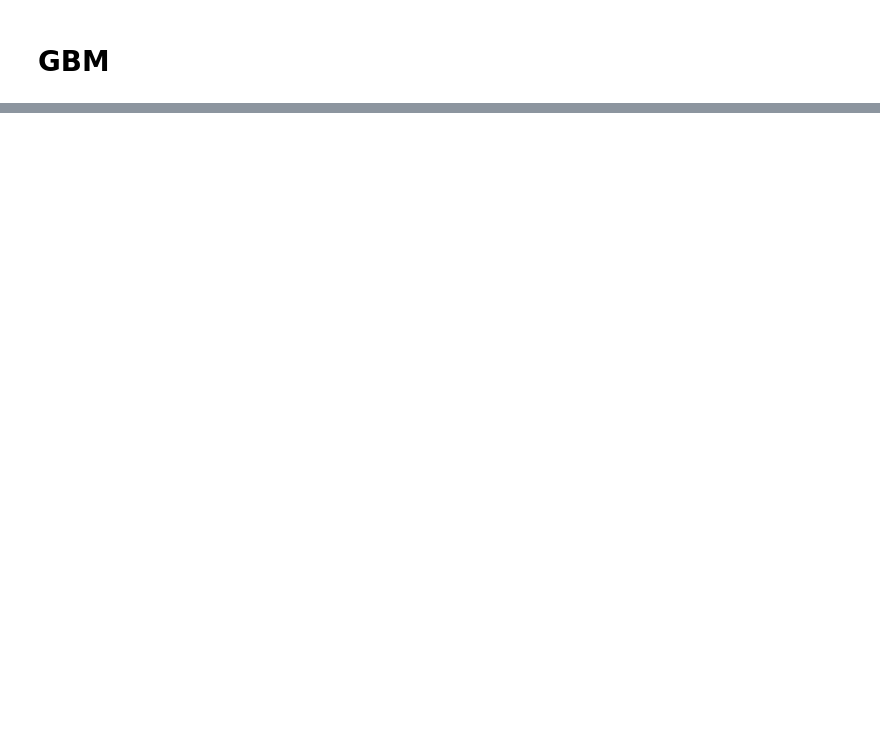
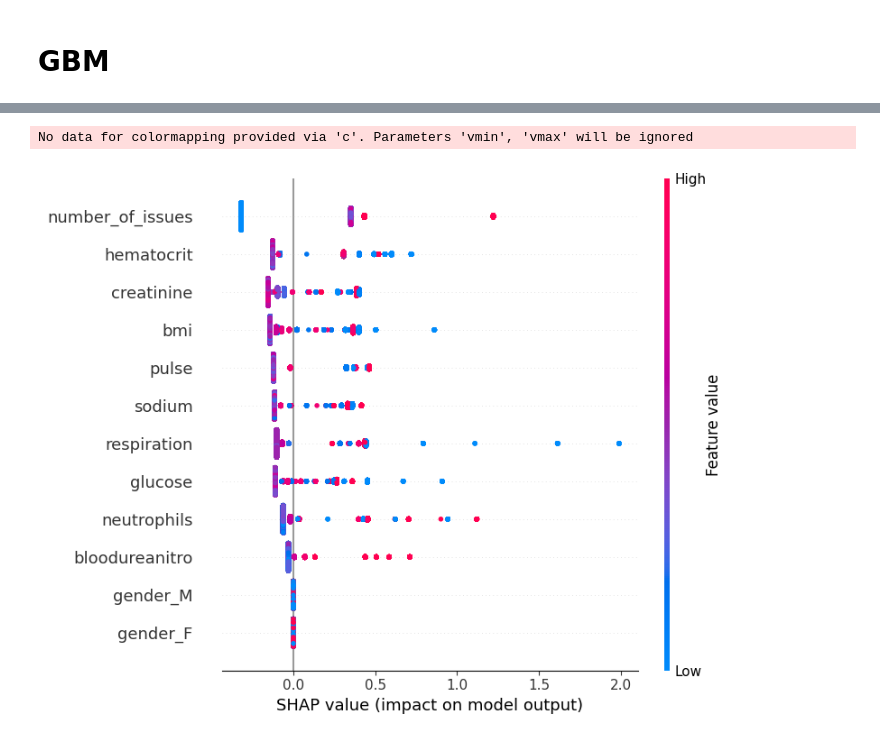
Before and after one commit to RCChan5/LOS_forecasting, a Jupyter notebook: Post hoc analysis of LOS models.ipynb, the cells around one changed output, grey strips where cells are left out. Saved outputs shown, nothing was run; the diff lists cells and outputs as text; code cells hidden in the pictures; blank space fills up the shorter version.

```diff
--- a/Post hoc analysis of LOS models.ipynb
+++ b/Post hoc analysis of LOS models.ipynb
@@ -409,0 +247,20 @@ Fitting 5 folds for each of 10 candidates, totalling 50 fits
+# %%
+explainer = shap.TreeExplainer(best_gb)
+# Calculate shapley values for test data
+shap_values = explainer.shap_values(X_test)
+
+# %% Investigating the values (classification problem)
+# class 0 = contribution to class 1
+# class 1 = contribution to class 2
+#print(shap_values[0].shape)
+#shap_values
+
+shap.initjs()
+# Force plot
+#shap.force_plot(explainer.expected_value[1],
+#                shap_values[1],
+#                X_test[1:2]) # for values
+
+# Feature summary
+shap.summary_plot(shap_values, X_test)
+# %% [output]
@@ -409,0 +268,2 @@ Fitting 5 folds for each of 10 candidates, totalling 50 fits
+No data for colormapping provided via 'c'. Parameters 'vmin', 'vmax' will be ignored
+[figure, added]
```
Also changed, not shown: parts of 15 cells of this notebook.
